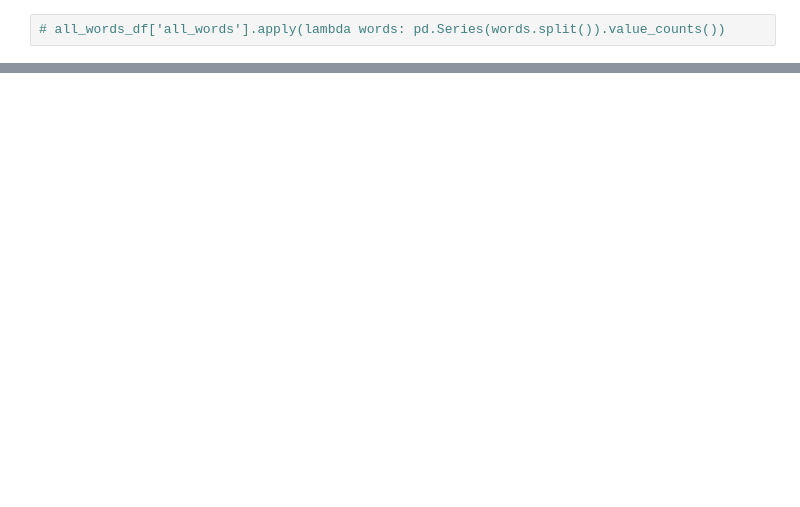
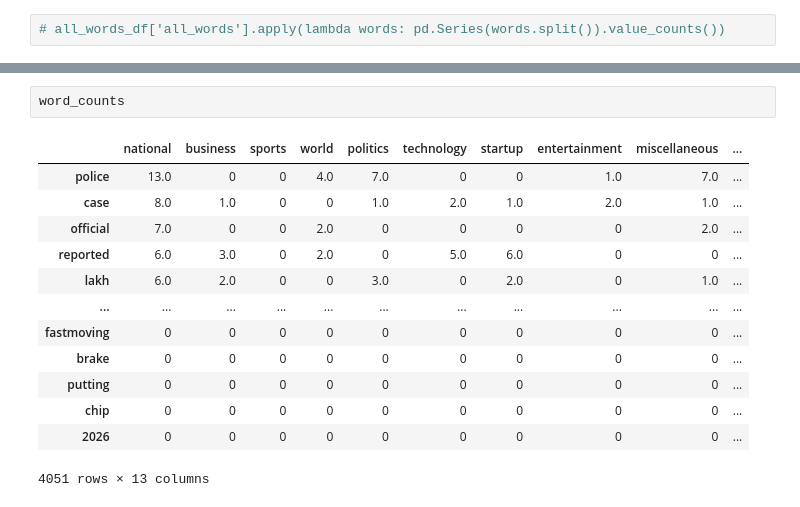
Before and after one commit to jesse-d-marder/natural-language-processing-exercises, a Jupyter notebook: explore.ipynb, the cells around one changed output, grey strips where cells are left out. Drawn from its saved outputs; the diff is of its cells as text; blank space fills up the shorter version.

```diff
--- a/explore.ipynb
+++ b/explore.ipynb
@@ -368,0 +354,16 @@ generate_word_count_df(all_words_df)
+# %%
+word_counts
+# %% [output]
+|  | national | business | sports | world | politics | technology | startup | entertainment | miscellaneous | ... |
+| police | 13.0 | 0 | 0 | 4.0 | 7.0 | 0 | 0 | 1.0 | 7.0 | ... |
+| case | 8.0 | 1.0 | 0 | 0 | 1.0 | 2.0 | 1.0 | 2.0 | 1.0 | ... |
+| official | 7.0 | 0 | 0 | 2.0 | 0 | 0 | 0 | 0 | 2.0 | ... |
+| reported | 6.0 | 3.0 | 0 | 2.0 | 0 | 5.0 | 6.0 | 0 | 0 | ... |
+| lakh | 6.0 | 2.0 | 0 | 0 | 3.0 | 0 | 2.0 | 0 | 1.0 | ... |
+| ... | ... | ... | ... | ... | ... | ... | ... | ... | ... | ... |
+| fastmoving | 0 | 0 | 0 | 0 | 0 | 0 | 0 | 0 | 0 | ... |
+| brake | 0 | 0 | 0 | 0 | 0 | 0 | 0 | 0 | 0 | ... |
+| putting | 0 | 0 | 0 | 0 | 0 | 0 | 0 | 0 | 0 | ... |
+| chip | 0 | 0 | 0 | 0 | 0 | 0 | 0 | 0 | 0 | ... |
+| 2026 | 0 | 0 | 0 | 0 | 0 | 0 | 0 | 0 | 0 | ... |
+4051 rows × 13 columns
```
Also changed, not shown: parts of 22 cells of this notebook.
